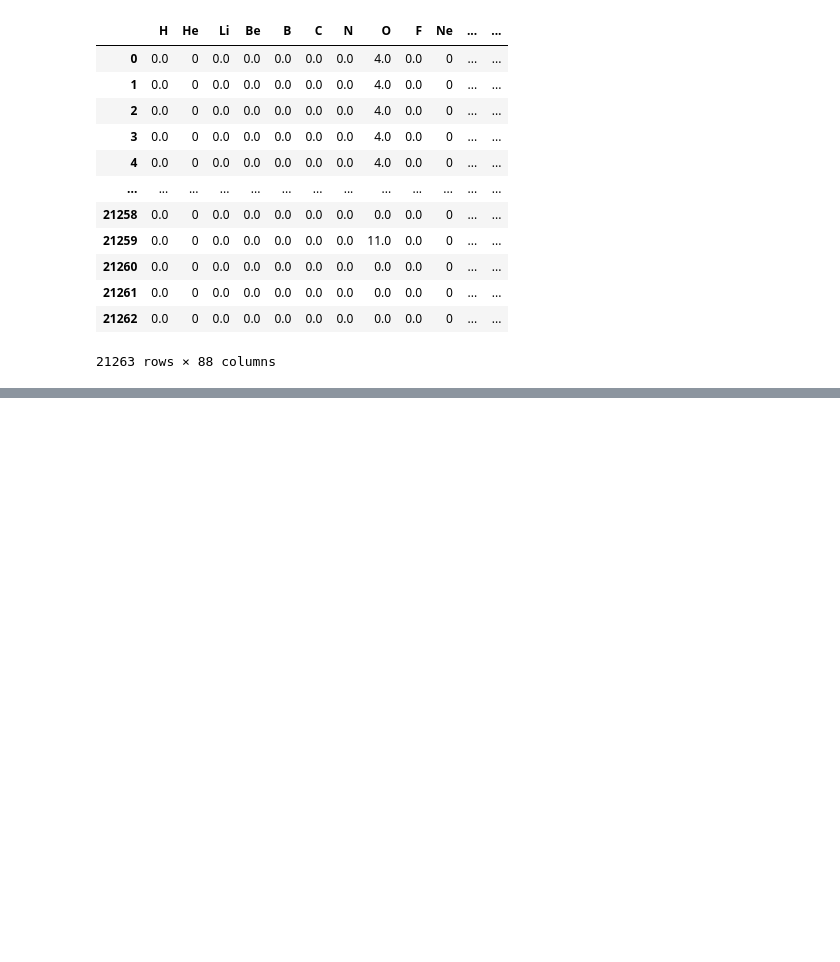
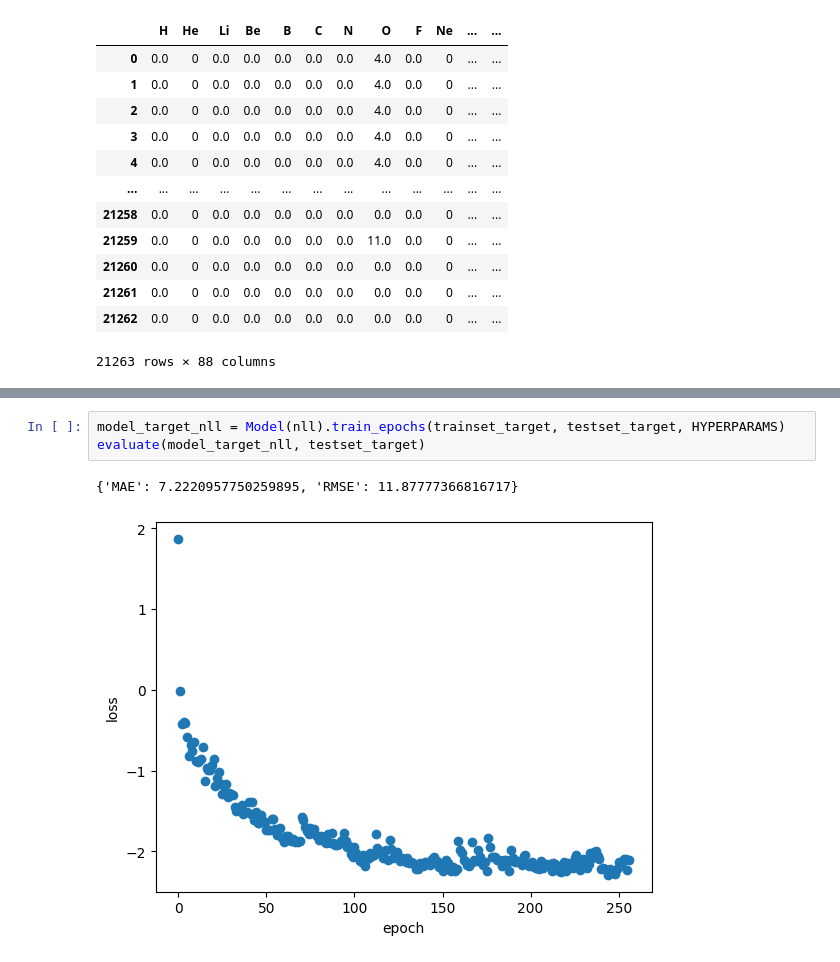
Before and after one commit to podondra/active-domain-adaptation, a Jupyter notebook: regression.ipynb, the cells around one changed output, grey strips where cells are left out. Drawn from its saved outputs; the diff is of its cells as text; blank space fills up the shorter version.

```diff
--- a/regression.ipynb
+++ b/regression.ipynb
@@ -281,0 +249,6 @@ model_trg.test(trg_test)
+# %%
+model_target_nll = Model(nll).train_epochs(trainset_target, testset_target, HYPERPARAMS)
+evaluate(model_target_nll, testset_target)
+# %% [output]
+{'MAE': 7.2220957750259895, 'RMSE': 11.87777366816717}
+[figure, added]
```
Also changed, not shown: parts of 51 cells of this notebook, 1 other file.
